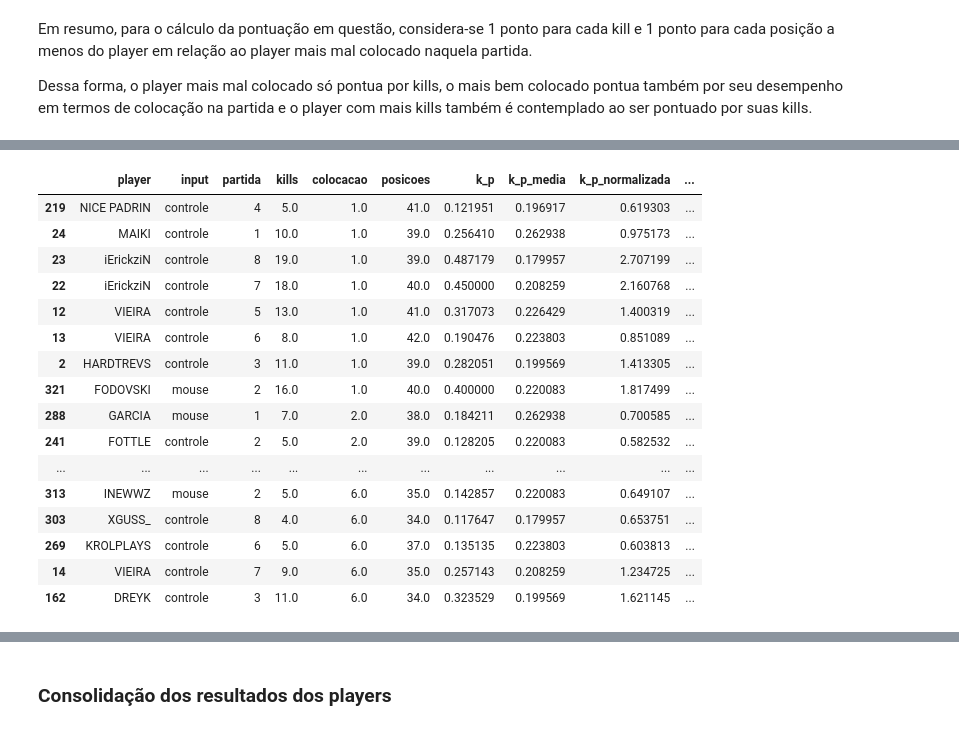
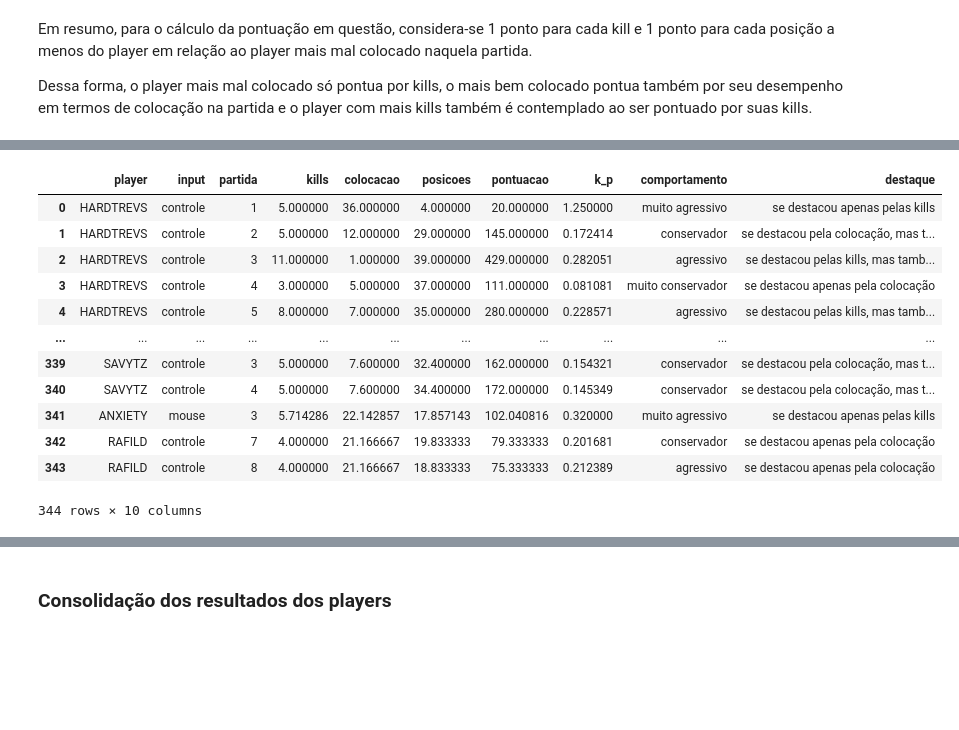
Before and after one commit to GodoyLucas/king_of_rebirth, a Jupyter notebook: Notebooks/King_of_Rebirth_Final.ipynb, the cells around one changed output, grey strips where cells are left out. Saved outputs shown, nothing was run; the diff lists cells and outputs as text; code cells hidden in the pictures; blank space fills up the shorter version.

Commit message:
Classificado comportamento e destaque

```diff
--- a/Notebooks/King_of_Rebirth_Final.ipynb
+++ b/Notebooks/King_of_Rebirth_Final.ipynb
@@ -402,6 +402,7 @@ Dessa forma, o player mais mal colocado só pontua por kills, o mais bem colocad
 # %%
 valores_colocacao_max_partida = []
 valores_posicoes = []
+valores_pontuacao = []
 valores_k_p = []
 
 for i in final_analise.itertuples():
@@ -414,14 +415,18 @@ for i in final_analise.itertuples():
 
   posicoes = colocacao_max_partida - colocacao
 
+  pontuacao = kills * posicoes
+
   k_p = 0 if posicoes == 0 else kills / posicoes
 
   valores_colocacao_max_partida.append(colocacao_max_partida)
   valores_posicoes.append(posicoes)
+  valores_pontuacao.append(pontuacao)
   valores_k_p.append(k_p)
 
 #final_analise['colocacao_max_partida'] = valores_colocacao_max_partida
 final_analise['posicoes'] = valores_posicoes
+final_analise['pontuacao'] = valores_pontuacao
 final_analise['k_p'] = valores_k_p
 final_analise
 # %% [output]
@@ -483,7 +488,7 @@ valores_partida = []
 valores_quantile_50_k_p_normalizada_maior_1 = []
 valores_quantile_50_k_p_normalizada_menor_igual_1 = []
 
-for i in range(1, 10):
+for i in range(1, 9):
 
   df_query = final_analise.query('partida == @i')
 
@@ -568,53 +575,60 @@ final_analise[['player', 'input', 'partida', 'kills', 'colocacao', 'k_p', 'compo
 # %%
 valores_kills_media_partida = []
 valores_kills_normalizada = []
 valores_posicoes_media_partida = []
 valores_posicoes_normalizada = []
-valores_k_p = []
-valores_play = []
+valores_destaque = []
 
 for i in final_analise.itertuples():
 
   df_query = final_analise.query('partida == @i.partida')
 
   kills_media_partida = df_query.kills.mean()
   posicoes_media_partida = df_query.colocacao.mean()
 
   kills_normalizada = i.kills / kills_media_partida
   posicoes_normalizada = i.posicoes / posicoes_media_partida
 
-  k_p = 0 if posicoes_normalizada == 0 else kills_normalizada / posicoes_normalizada
-  play = "colocacao" if k_p <= 1 else "kill"
+  if kills_normalizada > 1:
+    if posicoes_normalizada > kills_normalizada:
+      destaque = 'se destacou pela colocação, mas também pelas kills'
+    else:
+      if posicoes_normalizada > 1:
+        destaque = 'se destacou pelas kills, mas também pela colocacao'
+      else:
+        destaque = 'se destacou apenas pelas kills'
+  else:
+    if posicoes_normalizada > 1:
+      destaque = 'se destacou apenas pela colocação'
+    else:
+      destaque = 'não se destacou'
 
   valores_kills_media_partida.append(kills_media_partida)
   valores_kills_normalizada.append(kills_normalizada)
   valores_posicoes_media_partida.append(posicoes_media_partida)
   valores_posicoes_normalizada.append(posicoes_normalizada)
-  valores_k_p.append(k_p)
-  valores_play.append(play)
+  valores_destaque.append(destaque)
 
-#final_analise['kills_media_partida'] = valores_kills_media_partida
-#final_analise['posicoes_media_partida'] = valores_posicoes_media_partida
+final_analise['kills_media_partida'] = valores_kills_media_partida
+final_analise['posicoes_media_partida'] = valores_posicoes_media_partida
 final_analise['kills_normalizada'] = valores_kills_normalizada
 final_analise['posicoes_normalizada'] = valores_posicoes_normalizada
-final_analise['k/p'] = valores_k_p
-final_analise['play'] = valores_play
-final_analise.sort_values(['colocacao'], ascending = True).head(43)
+final_analise['destaque'] = valores_destaque
+
+visualizacao = ['player', 'input', 'partida', 'kills', 'colocacao', 'posicoes', 'pontuacao', 'k_p', 'comportamento', 'destaque']
+
+final_analise[visualizacao]
 # %% [output]
-|  | player | input | partida | kills | colocacao | posicoes | k_p | k_p_media | k_p_normalizada | ... |
-| 219 | NICE PADRIN | controle | 4 | 5.0 | 1.0 | 41.0 | 0.121951 | 0.196917 | 0.619303 | ... |
-| 24 | MAIKI | controle | 1 | 10.0 | 1.0 | 39.0 | 0.256410 | 0.262938 | 0.975173 | ... |
-| 23 | iErickziN | controle | 8 | 19.0 | 1.0 | 39.0 | 0.487179 | 0.179957 | 2.707199 | ... |
-| 22 | iErickziN | controle | 7 | 18.0 | 1.0 | 40.0 | 0.450000 | 0.208259 | 2.160768 | ... |
-| 12 | VIEIRA | controle | 5 | 13.0 | 1.0 | 41.0 | 0.317073 | 0.226429 | 1.400319 | ... |
-| 13 | VIEIRA | controle | 6 | 8.0 | 1.0 | 42.0 | 0.190476 | 0.223803 | 0.851089 | ... |
-| 2 | HARDTREVS | controle | 3 | 11.0 | 1.0 | 39.0 | 0.282051 | 0.199569 | 1.413305 | ... |
-| 321 | FODOVSKI | mouse | 2 | 16.0 | 1.0 | 40.0 | 0.400000 | 0.220083 | 1.817499 | ... |
-| 288 | GARCIA | mouse | 1 | 7.0 | 2.0 | 38.0 | 0.184211 | 0.262938 | 0.700585 | ... |
-| 241 | FOTTLE | controle | 2 | 5.0 | 2.0 | 39.0 | 0.128205 | 0.220083 | 0.582532 | ... |
+|  | player | input | partida | kills | colocacao | posicoes | pontuacao | k_p | comportamento | destaque |
+| 0 | HARDTREVS | controle | 1 | 5.000000 | 36.000000 | 4.000000 | 20.000000 | 1.250000 | muito agressivo | se destacou apenas pelas kills |
+| 1 | HARDTREVS | controle | 2 | 5.000000 | 12.000000 | 29.000000 | 145.000000 | 0.172414 | conservador | se destacou pela colocação, mas t... |
+| 2 | HARDTREVS | controle | 3 | 11.000000 | 1.000000 | 39.000000 | 429.000000 | 0.282051 | agressivo | se destacou pelas kills, mas tamb... |
+| 3 | HARDTREVS | controle | 4 | 3.000000 | 5.000000 | 37.000000 | 111.000000 | 0.081081 | muito conservador | se destacou apenas pela colocação |
+| 4 | HARDTREVS | controle | 5 | 8.000000 | 7.000000 | 35.000000 | 280.000000 | 0.228571 | agressivo | se destacou pelas kills, mas tamb... |
 | ... | ... | ... | ... | ... | ... | ... | ... | ... | ... | ... |
-| 313 | INEWWZ | mouse | 2 | 5.0 | 6.0 | 35.0 | 0.142857 | 0.220083 | 0.649107 | ... |
-| 303 | XGUSS_ | controle | 8 | 4.0 | 6.0 | 34.0 | 0.117647 | 0.179957 | 0.653751 | ... |
-| 269 | KROLPLAYS | controle | 6 | 5.0 | 6.0 | 37.0 | 0.135135 | 0.223803 | 0.603813 | ... |
-| 14 | VIEIRA | controle | 7 | 9.0 | 6.0 | 35.0 | 0.257143 | 0.208259 | 1.234725 | ... |
-| 162 | DREYK | controle | 3 | 11.0 | 6.0 | 34.0 | 0.323529 | 0.199569 | 1.621145 | ... |
+| 339 | SAVYTZ | controle | 3 | 5.000000 | 7.600000 | 32.400000 | 162.000000 | 0.154321 | conservador | se destacou pela colocação, mas t... |
+| 340 | SAVYTZ | controle | 4 | 5.000000 | 7.600000 | 34.400000 | 172.000000 | 0.145349 | conservador | se destacou pela colocação, mas t... |
+| 341 | ANXIETY | mouse | 3 | 5.714286 | 22.142857 | 17.857143 | 102.040816 | 0.320000 | muito agressivo | se destacou apenas pelas kills |
+| 342 | RAFILD | controle | 7 | 4.000000 | 21.166667 | 19.833333 | 79.333333 | 0.201681 | conservador | se destacou apenas pela colocação |
+| 343 | RAFILD | controle | 8 | 4.000000 | 21.166667 | 18.833333 | 75.333333 | 0.212389 | agressivo | se destacou apenas pela colocação |
+344 rows × 10 columns
```
Also changed, not shown: parts of 8 cells of this notebook.
